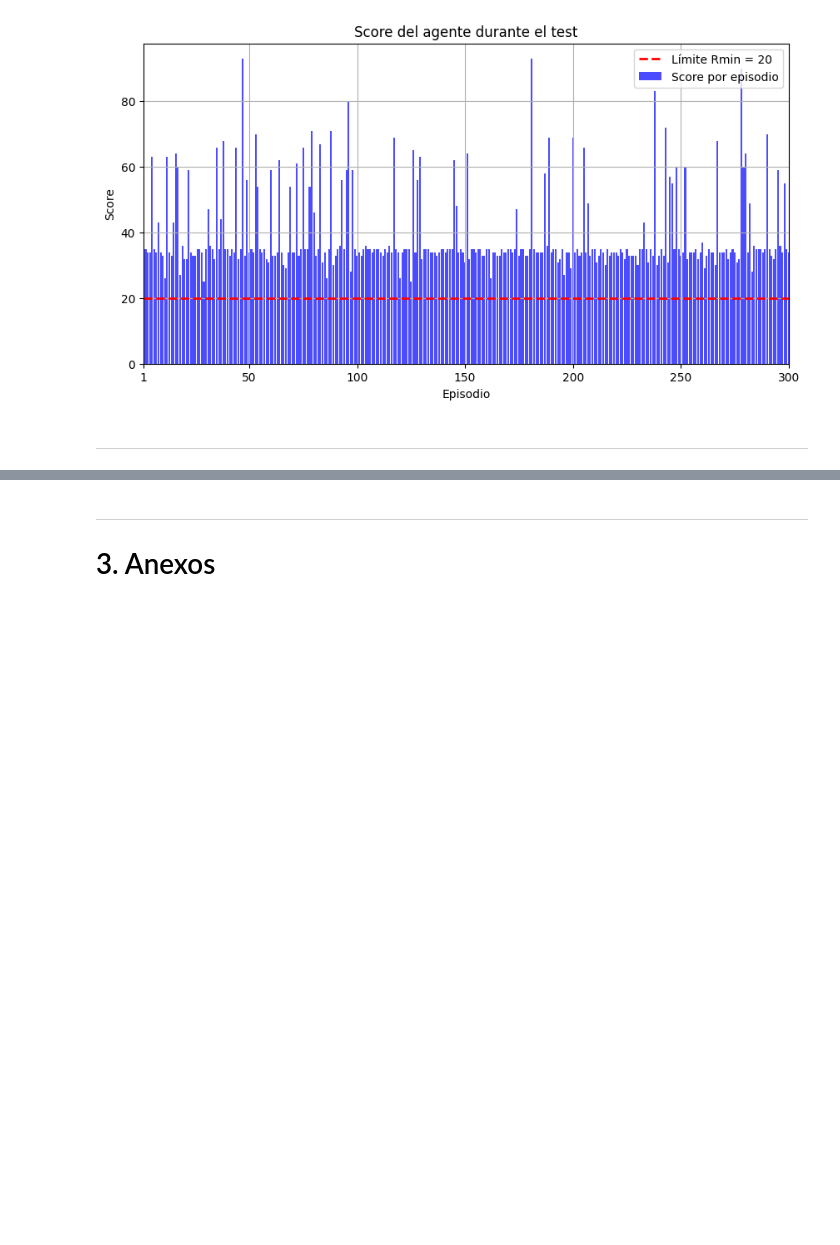
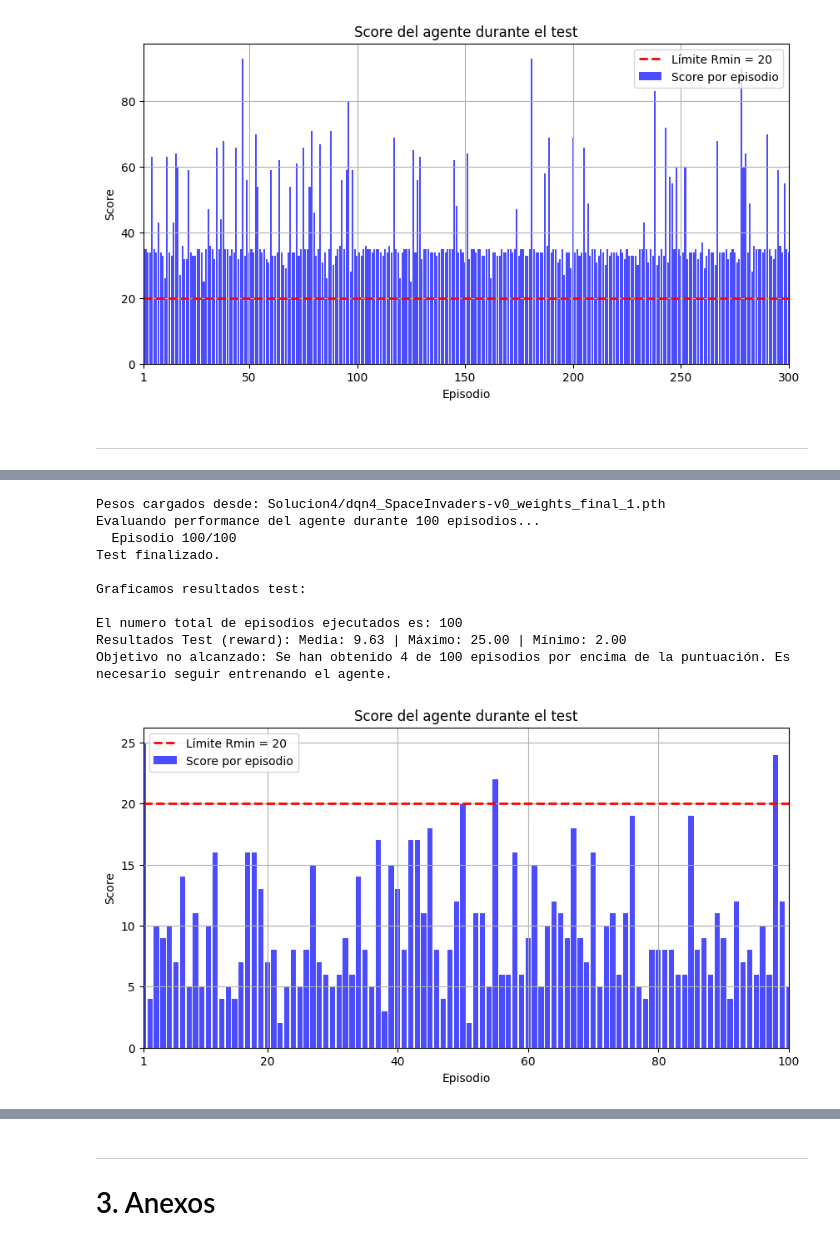
Before and after one commit to peremarc/spaceInvaders-v0, a Jupyter notebook: 08MIAR_Proyecto_Programacion_G21.ipynb, the cells around one changed output, grey strips where cells are left out. Drawn from its saved outputs; the diff is of its cells as text; code cells hidden in the pictures; blank space fills up the shorter version.

```diff
--- a/08MIAR_Proyecto_Programacion_G21.ipynb
+++ b/08MIAR_Proyecto_Programacion_G21.ipynb
@@ -1227,0 +1617,16 @@ Resultados:
+# %%
+# Test de performance del agente
+n_test= 100
+TestDQNtorch(agent, env_te, N_Solucion, n_tr, n_test, Episodios_min, Reward_min, False)
+# %% [output]
+Pesos cargados desde: Solucion4/dqn4_SpaceInvaders-v0_weights_final_1.pth
+Evaluando performance del agente durante 100 episodios...
+  Episodio 100/100
+Test finalizado.
+
+Graficamos resultados test:
+
+El numero total de episodios ejecutados es: 100
+Resultados Test (reward): Media: 9.63 | Máximo: 25.00 | Mínimo: 2.00
+Objetivo no alcanzado: Se han obtenido 4 de 100 episodios por encima de la puntuación. Es necesario seguir entrenando el agente.
+[figure, added]
```
Also changed, not shown: parts of 50 cells of this notebook, 10 other files.
